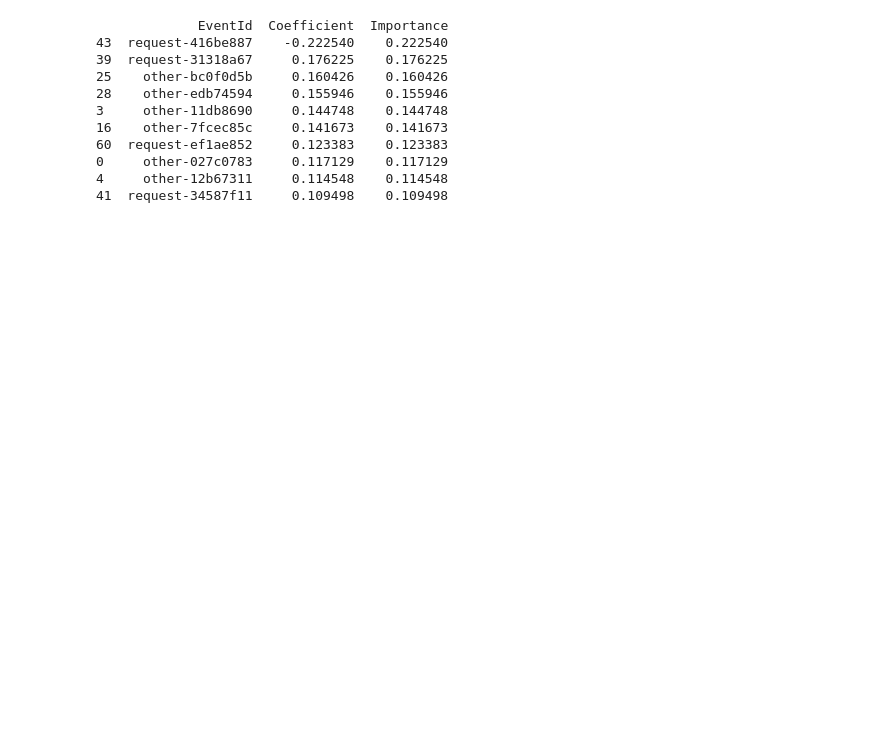
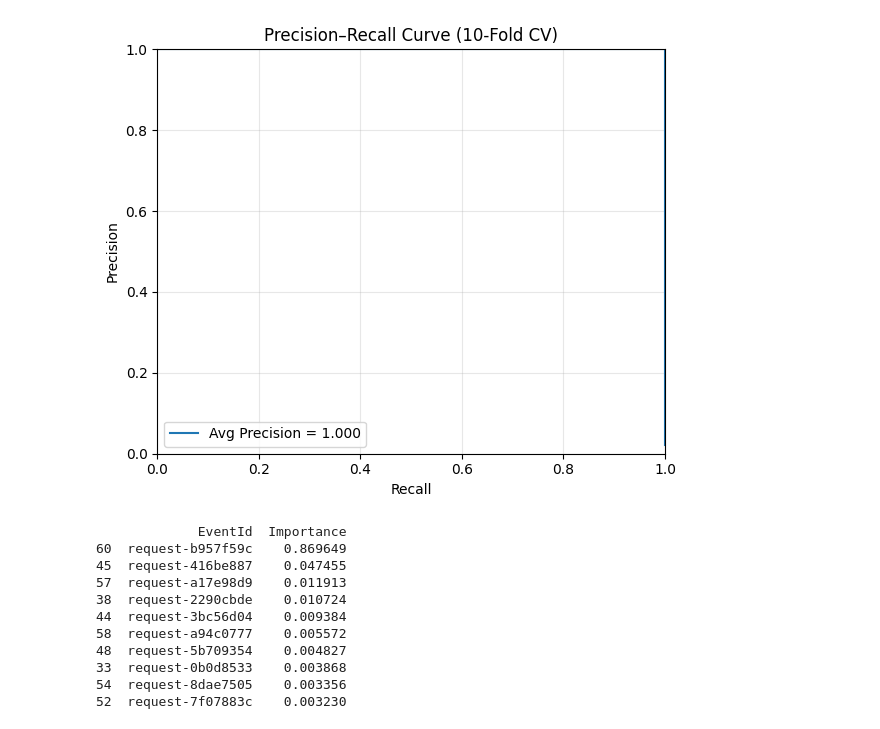
Before and after one commit to Yojda/logging-prediction, a Jupyter notebook: src/openstack/training.ipynb, the cells around one changed output. Cells and saved outputs as stored; diff of their text form; code cells hidden in the pictures; blank space fills up the shorter version.

```diff
--- a/src/openstack/training.ipynb
+++ b/src/openstack/training.ipynb
@@ -86,29 +106,53 @@ F1 Score: 0.00
+# %%
+# ===== 📈 2. Precision–Recall Curve =====
+precision, recall, thresholds = precision_recall_curve(y_true_all, y_proba_all)
+avg_precision = average_precision_score(y_true_all, y_proba_all)
+
+plt.figure(figsize=(6, 5))
+plt.plot(recall, precision, label=f"Avg Precision = {avg_precision:.3f}")
+plt.xlabel("Recall")
+plt.ylabel("Precision")
+plt.axis((0.0, 1.0, 0.0, 1.0))
+plt.title("Precision–Recall Curve (10-Fold CV)")
+plt.legend(loc="lower left")
+plt.grid(alpha=0.3)
+plt.tight_layout()
+plt.savefig(f"../../resources/images/cv_precision_recall_curve_{MODEL}_{DATASET}.png", dpi=300)
+plt.show()
+# %% [output]
+[figure, added]
 # %%
-coefficients = model.linear.weight.detach().numpy().flatten()
-event_names = list(df.columns)[1:-1] # if hasattr(X_train, 'columns') else [f"E{i+1}" for i in range(len(coefficients))]
+event_names = list(df.columns)[1:-1] # if hasattr(X_train, 'columns') else [f"E{i+1}" for i in range (len(coefficients))]
 
+if MODEL == "LogisticRegression":
+    # Get absolute value of coefficients (importance)
+    coefficients = model.coef_[0]  # shape = (n_features,)
+    importance = np.abs(coefficients)
+elif MODEL == "RandomForest":
+    importance = abs(model.feature_importances_)
+
+# Get feature importances
 feature_importance = pd.DataFrame({
     "EventId": event_names,
-    "Coefficient": coefficients
+    "Importance": importance
 })
 
-# Sort by absolute value
-feature_importance["Importance"] = feature_importance["Coefficient"].abs()
+# Sort by importance
 feature_importance = feature_importance.sort_values(by="Importance", ascending=False)
 
 print(feature_importance.head(10))
 # %% [output]
-             EventId  Coefficient  Importance
-43  request-416be887    -0.222540    0.222540
-39  request-31318a67     0.176225    0.176225
-25    other-bc0f0d5b     0.160426    0.160426
-28    other-edb74594     0.155946    0.155946
-3     other-11db8690     0.144748    0.144748
-16    other-7fcec85c     0.141673    0.141673
-60  request-ef1ae852     0.123383    0.123383
-0     other-027c0783     0.117129    0.117129
-4     other-12b67311     0.114548    0.114548
-41  request-34587f11     0.109498    0.109498
+             EventId  Importance
+60  request-b957f59c    0.869649
+45  request-416be887    0.047455
+57  request-a17e98d9    0.011913
+38  request-2290cbde    0.010724
+44  request-3bc56d04    0.009384
+58  request-a94c0777    0.005572
+48  request-5b709354    0.004827
+33  request-0b0d8533    0.003868
+54  request-8dae7505    0.003356
+52  request-7f07883c    0.003230
 # %%
 import matplotlib.pyplot as plt
 
```
Also changed, not shown: parts of 14 cells of this notebook, 6 other files.
